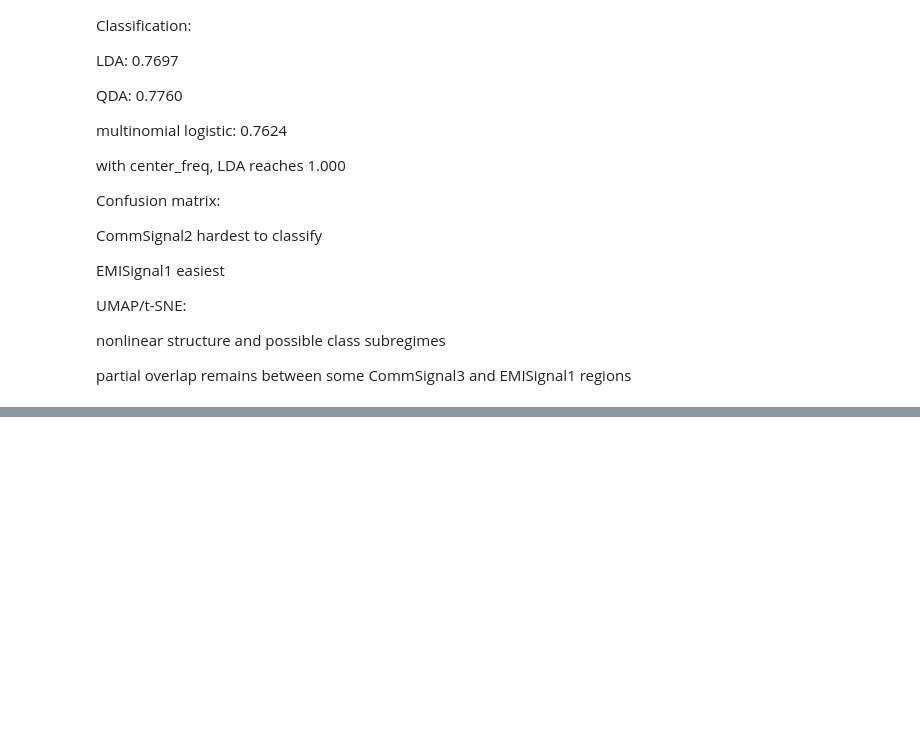
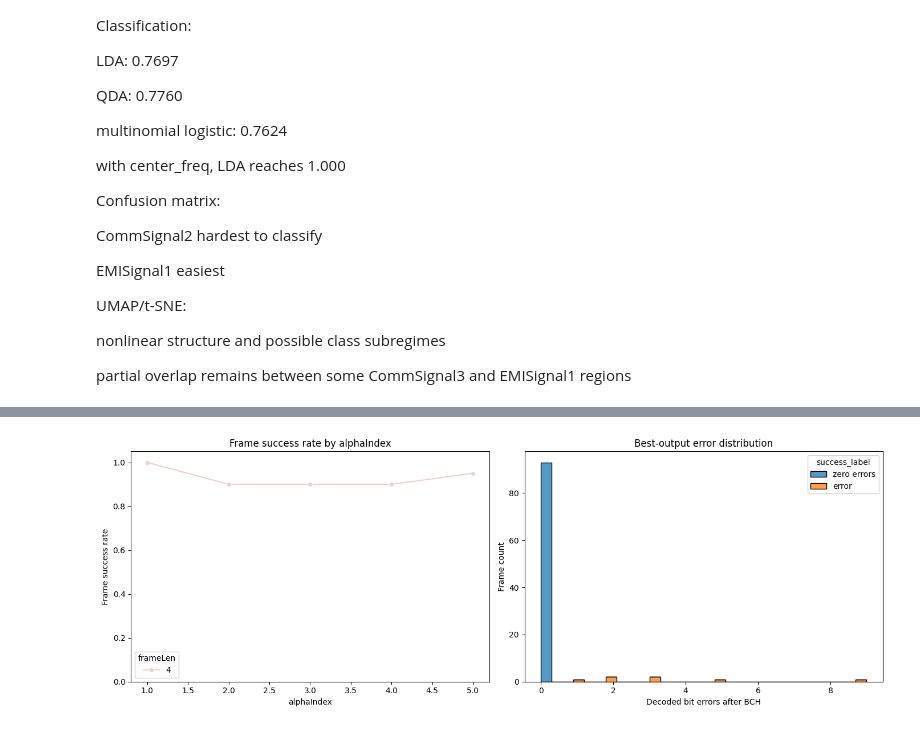
Before and after one commit to JaredMiller9922/DL-AIR, a Jupyter notebook: mit_challenge/DataAnalysis.ipynb, the cells around one changed output, grey strips where cells are left out. Saved outputs shown, nothing was run; the diff lists cells and outputs as text; code cells hidden in the pictures; blank space fills up the shorter version.

```diff
--- a/mit_challenge/DataAnalysis.ipynb
+++ b/mit_challenge/DataAnalysis.ipynb
@@ -781,0 +786,20 @@ partial overlap remains between some CommSignal3 and EMISignal1 regions
+# %%
+from scipy.io import loadmat
+
+challenge_root = root.parents[1] if "root" in globals() else Path.cwd()
+if challenge_root.name != "mit_challenge":
+    candidate = challenge_root / "mit_challenge"
+    if candidate.exists():
+        challenge_root = candidate
+
+debug_root = challenge_root / "debugEval"
+per_frame_files = sorted(debug_root.glob("*_perFrame.csv"))
+per_output_files = sorted(debug_root.glob("*_perOutput.csv"))
+debug_mat_files = sorted(debug_root.glob("*_debug.mat"))
+
+print("Challenge root:", challenge_root)
+print("Debug root:", debug_root)
+print("Debug root exists:", debug_root.exists())
+print("Per-frame CSV files:", len(per_frame_files))
+print("Per-output CSV files:", len(per_output_files))
+print("Debug MAT files:", len(debug_mat_files))
@@ -781,0 +878,60 @@ partial overlap remains between some CommSignal3 and EMISignal1 regions
+# %%
+if sep_frame_df.empty:
+    print("Frame-level recovery plots will populate after debug CSVs are generated.")
+else:
+    frame_plot_df = sep_frame_df.copy()
+    frame_plot_df["success_label"] = frame_plot_df["success"].map({0: "error", 1: "zero errors"})
+
+    alpha_summary = (
+        frame_plot_df
+        .groupby(["frameLen", "alphaIndex"], as_index=False)
+        .agg(
+            frame_success_rate=("success", "mean"),
+            mean_best_errors=("best_num_errors", "mean"),
+            n_frames=("frame_number", "count"),
+        )
+    )
+
+    fig, axes = plt.subplots(1, 2, figsize=(14, 5))
+
+    if alpha_summary["alphaIndex"].nunique() > 1:
+        sns.lineplot(
+            data=alpha_summary,
+            x="alphaIndex",
+            y="frame_success_rate",
+            hue="frameLen",
+            marker="o",
+            ax=axes[0],
+        )
+    else:
+        sns.barplot(
+            data=alpha_summary,
+            x="alphaIndex",
+            y="frame_success_rate",
+            hue="frameLen",
+            ax=axes[0],
+        )
+
+    axes[0].set_title("Frame success rate by alphaIndex")
+    axes[0].set_xlabel("alphaIndex")
+    axes[0].set_ylabel("Frame success rate")
+    axes[0].set_ylim(0, 1.05)
+
+    sns.histplot(
+        data=frame_plot_df,
+        x="best_num_errors",
+        hue="success_label",
+        multiple="stack",
+        bins=30,
+        ax=axes[1],
+    )
+    axes[1].set_title("Best-output error distribution")
+    axes[1].set_xlabel("Decoded bit errors after BCH")
+    axes[1].set_ylabel("Frame count")
+
+    plt.tight_layout()
+    plt.show()
+
+    display(alpha_summary.head(10))
+# %% [output]
+[figure, added]
```
Also changed, not shown: parts of 25 cells of this notebook, 19 other files.
